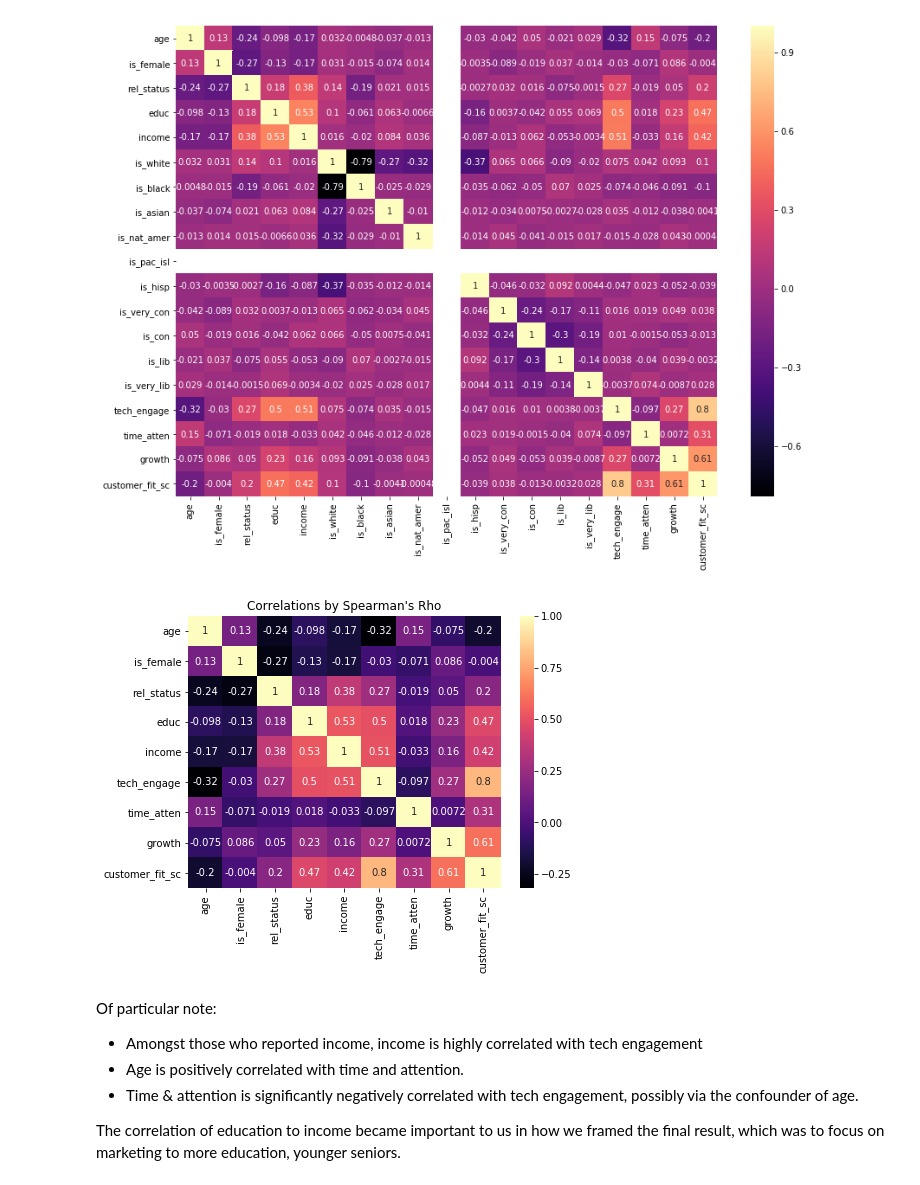
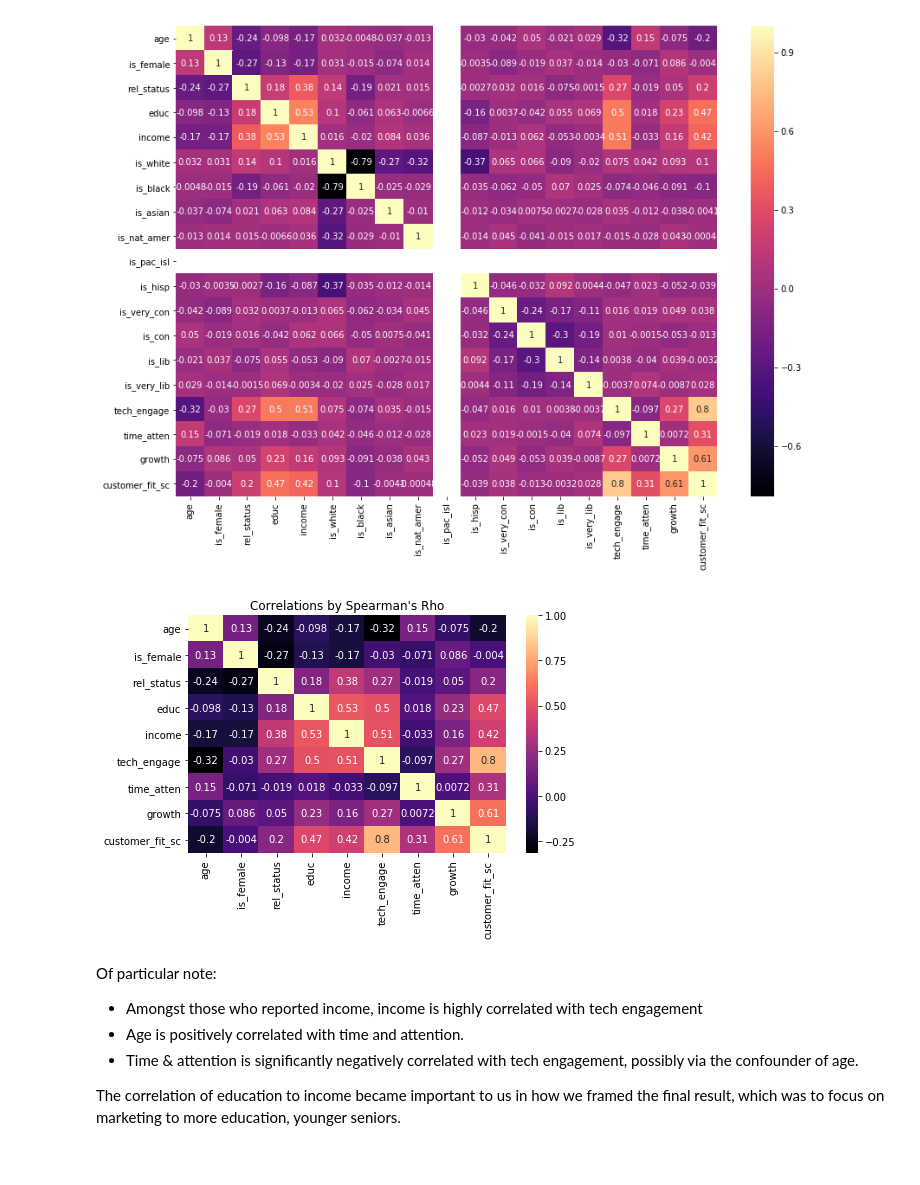
Before and after one commit to swfisher/springboard, a Jupyter notebook: capstone_2/submission/Methodology_Notebook.ipynb, the cells around one changed output. Drawn from its saved outputs; the diff is of its cells as text; code cells hidden in the pictures.

```diff
--- a/capstone_2/submission/Methodology_Notebook.ipynb
+++ b/capstone_2/submission/Methodology_Notebook.ipynb
@@ -573,15 +573,16 @@ plt.show()
 # %%
 #A smaller picture for the key variables.
 
 plt.subplots(figsize=(7,5))
 inc_mask = data['inc'] < 10
 matrix = XY_corr_short.corr(method='spearman')
 sns.heatmap(matrix,annot=True,cmap='magma')
 plt.title("Correlations by Spearman's Rho")
+plt.tight_layout()
 plt.savefig('../data/img/correlation/corr_heatmap.png',dpi=300,format='png')
 plt.show()
 # %% [output]
-[figure, old version]
+[figure, new version]
 # %% [markdown]
 Of particular note:
 * Amongst those who reported income, income is highly correlated with tech engagement
```
Also changed, not shown: parts of 2 cells of this notebook, 1 other file.
